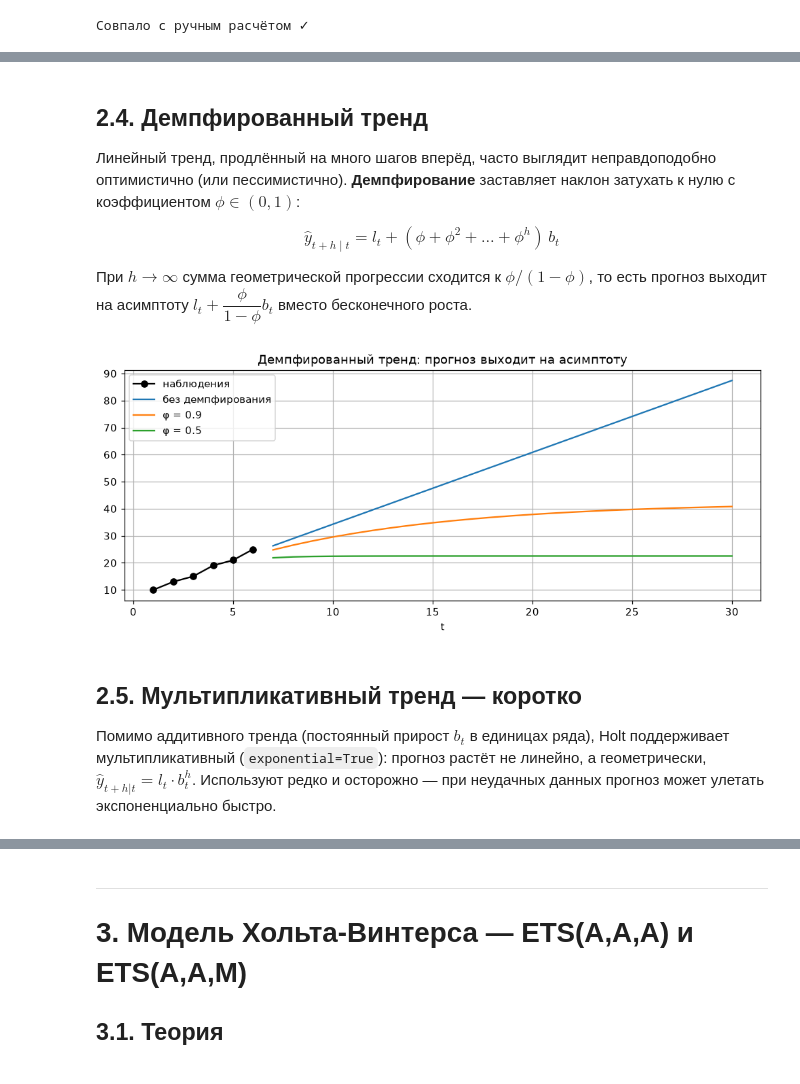
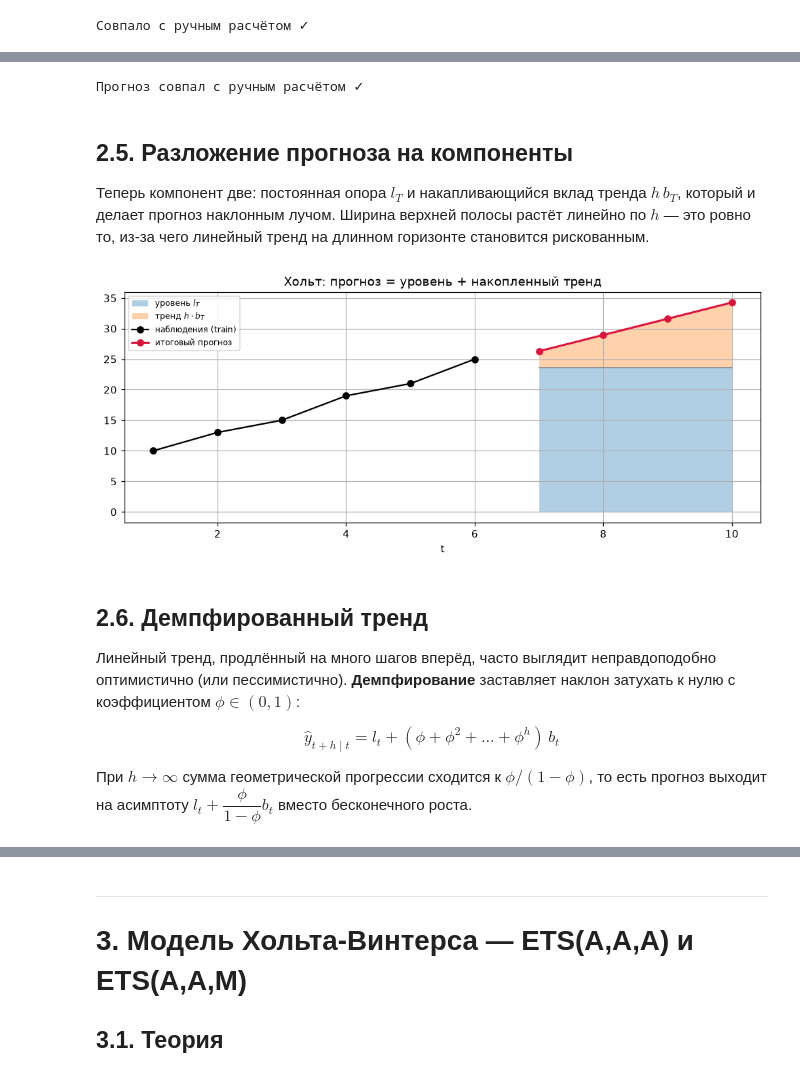
Before and after one commit to alex-hse-repository/time-series-cu-2026, a Jupyter notebook: week_3/part_1/01. Фильтрация и прогноз в ETS.ipynb, the cells around one changed output, grey strips where cells are left out. Saved outputs shown, nothing was run; the diff lists cells and outputs as text; code cells hidden in the pictures.

```diff
--- a/week_3/part_1/01. Фильтрация и прогноз в ETS.ipynb
+++ b/week_3/part_1/01. Фильтрация и прогноз в ETS.ipynb
@@ -481,9 +560,10 @@ rows = []
 l_prev, b_prev = l0_h, b0_h
 for t, y_t in y_holt.items():
     y_hat_t = l_prev + b_prev  # прогноз на шаг вперёд ДО y_t
+    e_t = y_t - y_hat_t  # ошибка прогноза
     l_t = alpha_h * y_t + (1 - alpha_h) * (l_prev + b_prev)
     b_t = beta_h * (l_t - l_prev) + (1 - beta_h) * b_prev
-    rows.append({"t": t, "y_t": y_t, "ŷ_t": y_hat_t, "l_t": l_t, "b_t": b_t})
+    rows.append({"t": t, "y_t": y_t, "ŷ_t": y_hat_t, "e_t": e_t, "l_t": l_t, "b_t": b_t})
     l_prev, b_prev = l_t, b_t
 
 manual_holt = pd.DataFrame(rows).set_index("t")
@@ -546,49 +653,37 @@ dtype: float64
+# %%
+np.testing.assert_allclose(holt_fit.forecast(H_holt).to_numpy(), manual_holt_fc.to_numpy())
+print("Прогноз совпал с ручным расчётом ✓")
+# %% [output]
+Прогноз совпал с ручным расчётом ✓
 # %% [markdown]
-## 2.4. Демпфированный тренд
+## 2.5. Разложение прогноза на компоненты
 
-Линейный тренд, продлённый на много шагов вперёд, часто выглядит неправдоподобно
-оптимистично (или пессимистично). **Демпфирование** заставляет наклон
-затухать к нулю с коэффициентом $\phi \in (0, 1)$:
-
-$$ \hat{y}_{t+h \mid t} = l_t + (\phi + \phi^2 + \dots + \phi^h)\, b_t $$
-
-При $h \to \infty$ сумма геометрической прогрессии сходится к $\phi / (1-\phi)$,
-то есть прогноз выходит на асимптоту $l_t + \dfrac{\phi}{1-\phi} b_t$ вместо
-бесконечного роста.
+Теперь компонент две: постоянная опора $l_T$ и накапливающийся вклад тренда
+$h\,b_T$, который и делает прогноз наклонным лучом. Ширина верхней полосы
+растёт линейно по $h$ — это ровно то, из-за чего линейный тренд на длинном
+горизонте становится рискованным.
 # %%
-h = 24
-fig, ax = plt.subplots()
-y_holt.plot(ax=ax, marker="o", color="black", label="наблюдения")
-
-for damped, phi, label in [
-    (False, None, "без демпфирования"),
-    (True, 0.9, "φ = 0.9"),
-    (True, 0.5, "φ = 0.5"),
-]:
-    kwargs = {"smoothing_level": alpha_h, "smoothing_trend": beta_h, "optimized": False}
-    if damped:
-        kwargs["damping_trend"] = phi
-    m = Holt(
-        y_holt,
-        damped_trend=damped,
-        initialization_method="known",
-        initial_level=l0_h,
-        initial_trend=b0_h,
-    )
-    f = m.fit(**kwargs)
-    f.forecast(h).plot(ax=ax, label=label)
-
-ax.set_title("Демпфированный тренд: прогноз выходит на асимптоту")
-ax.legend()
+plot_forecast_decomposition(
+    holt_fit.forecast(H_holt),
+    [
+        ("уровень $l_T$", l_T_holt, "base"),
+        ("тренд $h \\cdot b_T$", h_grid_holt * b_T_holt, "add"),
+    ],
+    "Хольт: прогноз = уровень + накопленный тренд",
+    history=y_holt,
+)
 plt.show()
 # %% [output]
-[figure, old version]
+[figure, new version]
 # %% [markdown]
+## 2.6. Демпфированный тренд
 
-## 2.5. Мультипликативный тренд — коротко
+Линейный тренд, продлённый на много шагов вперёд, часто выглядит неправдоподобно
+оптимистично (или пессимистично). **Демпфирование** заставляет наклон
+затухать к нулю с коэффициентом $\phi \in (0, 1)$:
 
-Помимо аддитивного тренда (постоянный прирост $b_t$ в единицах ряда), Holt
-поддерживает мультипликативный (`exponential=True`): прогноз растёт не
-линейно, а геометрически, $\hat{y}_{t+h|t} = l_t \cdot b_t^h$. Используют
-редко и осторожно — при неудачных данных прогноз может улетать
-экспоненциально быстро.
+$$ \hat{y}_{t+h \mid t} = l_t + (\phi + \phi^2 + \dots + \phi^h)\, b_t $$
+
+При $h \to \infty$ сумма геометрической прогрессии сходится к $\phi / (1-\phi)$,
+то есть прогноз выходит на асимптоту $l_t + \dfrac{\phi}{1-\phi} b_t$ вместо
+бесконечного роста.
```
Also changed, not shown: parts of 57 cells of this notebook, 2 other files.
